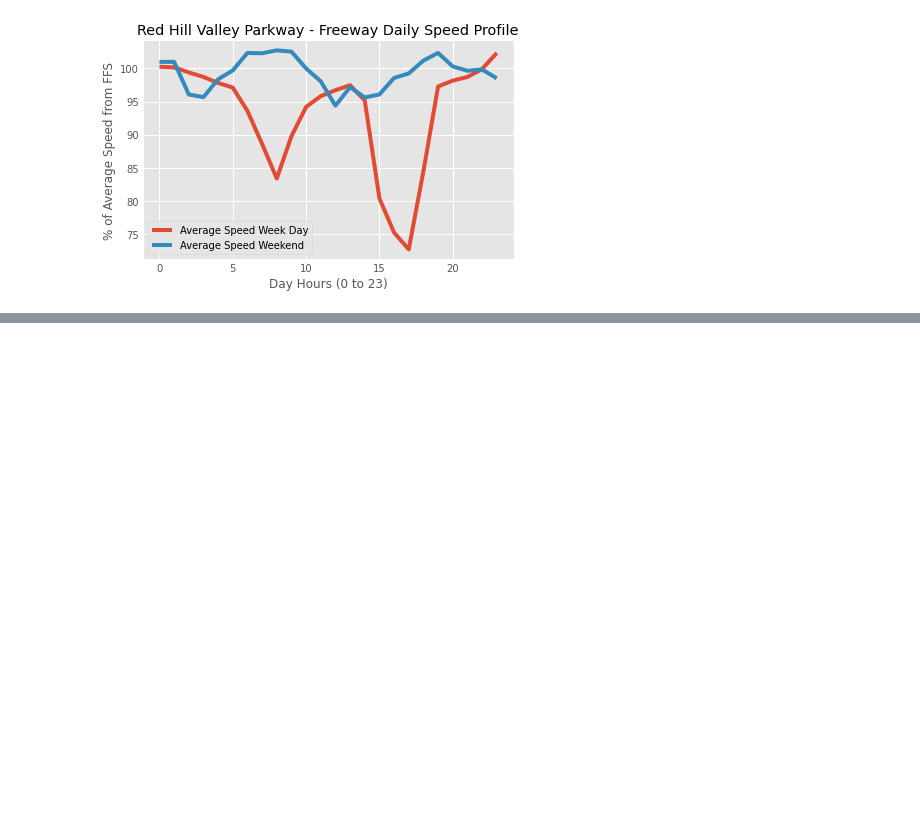
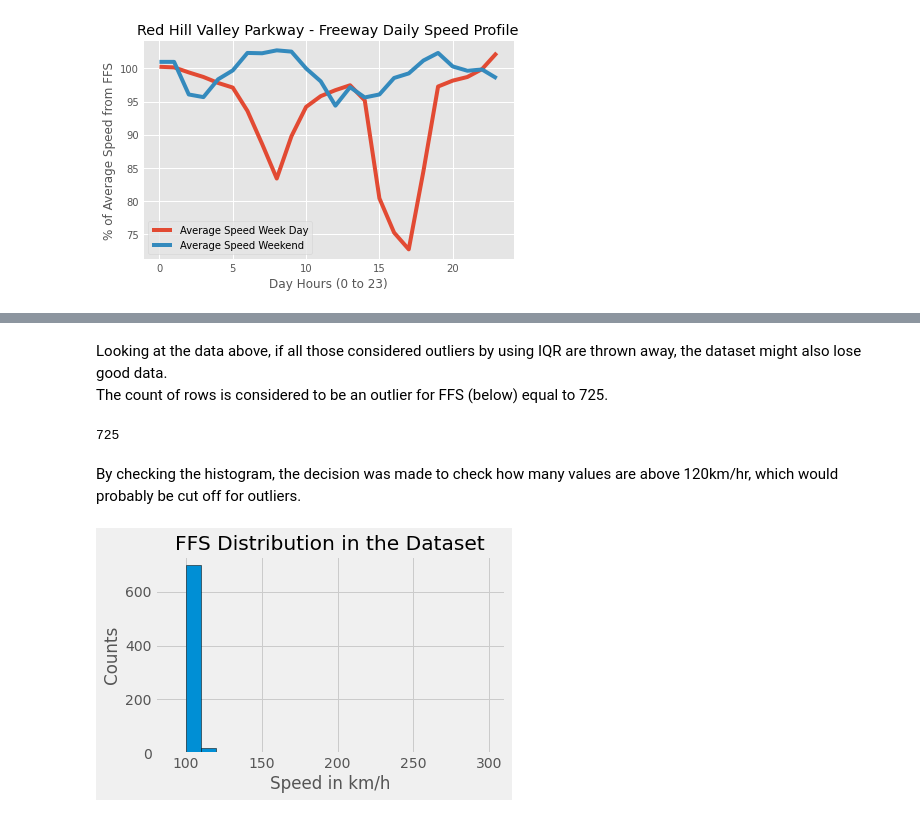
Before and after one commit to ilyasbh/CIND820, a Jupyter notebook: CIND820_Project_IB.ipynb, the cells around one changed output, grey strips where cells are left out. Saved outputs shown, nothing was run; the diff lists cells and outputs as text; code cells hidden in the pictures; blank space fills up the shorter version.

```diff
--- a/CIND820_Project_IB.ipynb
+++ b/CIND820_Project_IB.ipynb
@@ -751,0 +778,4 @@ More and more data shows me that the congestion might not be where initially ass
+# %%
+Q1_FFS = df4.FFS.quantile(0.25)
+Q3_FFS = df4.FFS.quantile(0.75)
+Q1_FFS, Q3_FFS
@@ -751,0 +784,3 @@ More and more data shows me that the congestion might not be where initially ass
+# %%
+IQR_FFS = Q3_FFS - Q1_FFS
+IQR_FFS
@@ -751,0 +791,3 @@ More and more data shows me that the congestion might not be where initially ass
+# %%
+upp_lim_FFS = Q3_FFS + 1.5 * IQR_FFS
+upp_lim_FFS
@@ -751,0 +818,25 @@ More and more data shows me that the congestion might not be where initially ass
+# %% [markdown]
+Looking at the data above, if all those considered outliers by using IQR are thrown away, the dataset might also lose good data.<br>
+The count of rows is considered to be an outlier for FFS (below) equal to 725.
+# %%
+df4.FFS[df4.FFS > upp_lim_FFS].count()
+# %% [output]
+725
+# %% [markdown]
+By checking the histogram, the decision was made to check how many values are above 120km/hr, which would probably be cut off for outliers.
+# %%
+df4.FFS[df4.FFS > upp_lim_FFS]
+
+plt.style.use('fivethirtyeight')
+
+bins = [90, 100, 110, 120, 130, 140, 150, 160, 170, 180, 190, 250, 300]
+
+plt.hist(df4.FFS[df4.FFS > upp_lim_FFS], bins=bins, edgecolor = 'black')
+
+plt.xlabel('Speed in km/h')
+plt.ylabel('Counts')
+plt.title('FFS Distribution in the Dataset')
+
+plt.tight_layout()
+# %% [output]
+[figure, added]
```
Also changed, not shown: parts of 151 cells of this notebook.
